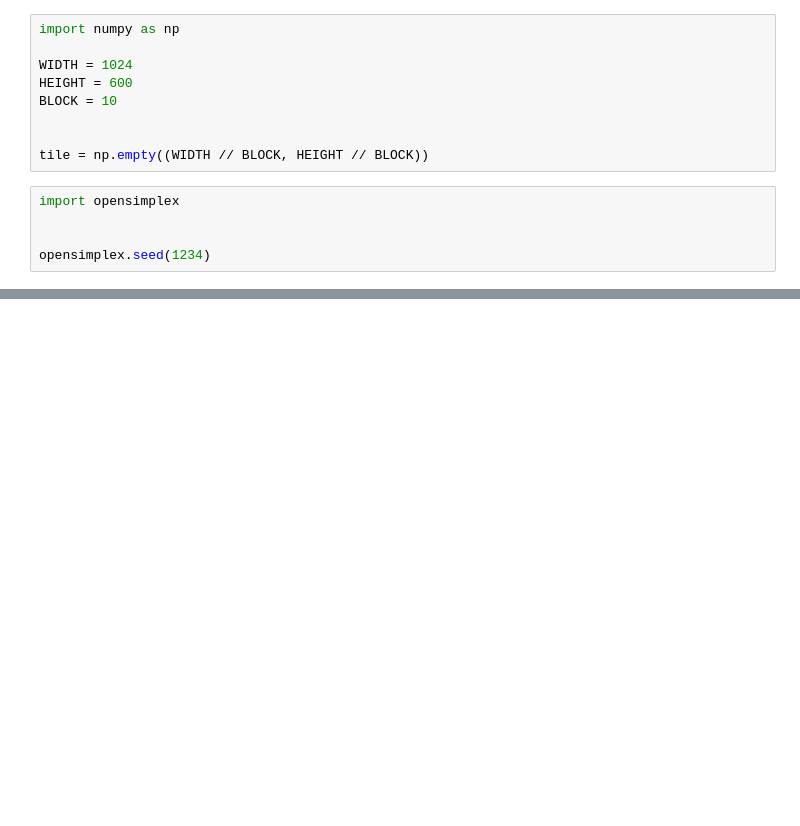
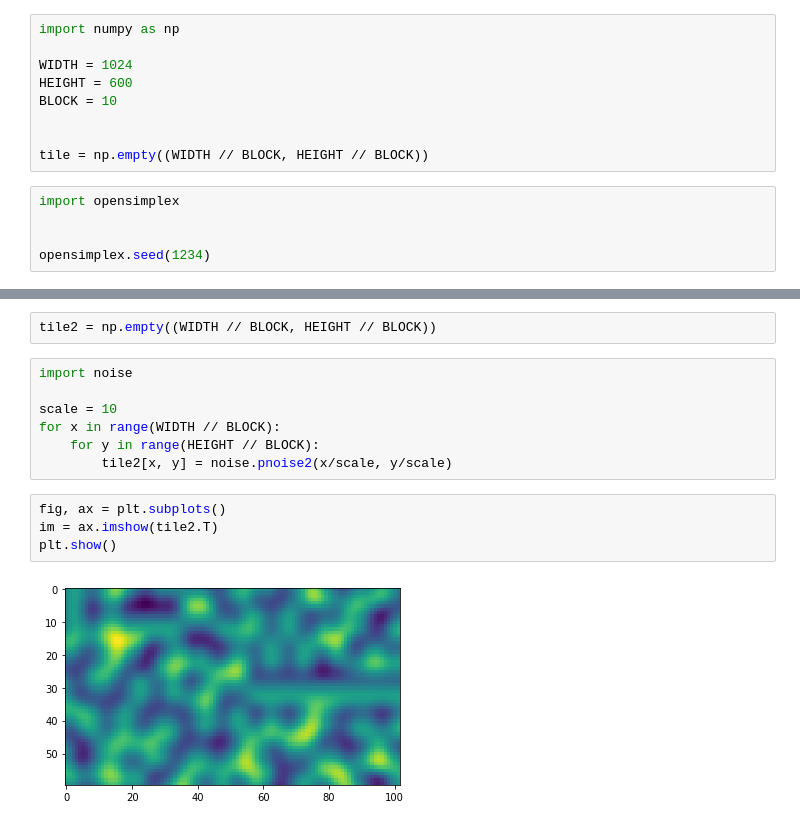
Before and after one commit to Dekalabs/zero-players-game, a Jupyter notebook: noise.ipynb, the cells around one changed output, grey strips where cells are left out. Cells and saved outputs as stored; diff of their text form; blank space fills up the shorter version.

```diff
--- a/noise.ipynb
+++ b/noise.ipynb
@@ -29,0 +33,15 @@ plt.show()
+# %%
+tile2 = np.empty((WIDTH // BLOCK, HEIGHT // BLOCK))
+# %%
+import noise
+
+scale = 10
+for x in range(WIDTH // BLOCK):
+    for y in range(HEIGHT // BLOCK):
+        tile2[x, y] = noise.pnoise2(x/scale, y/scale)
+# %%
+fig, ax = plt.subplots()
+im = ax.imshow(tile2.T)
+plt.show()
+# %% [output]
+[figure, added]
```
Also changed, not shown: parts of 4 cells of this notebook.
